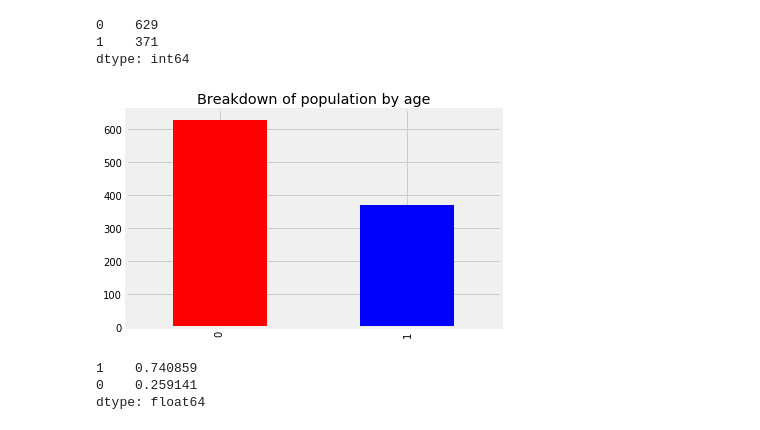
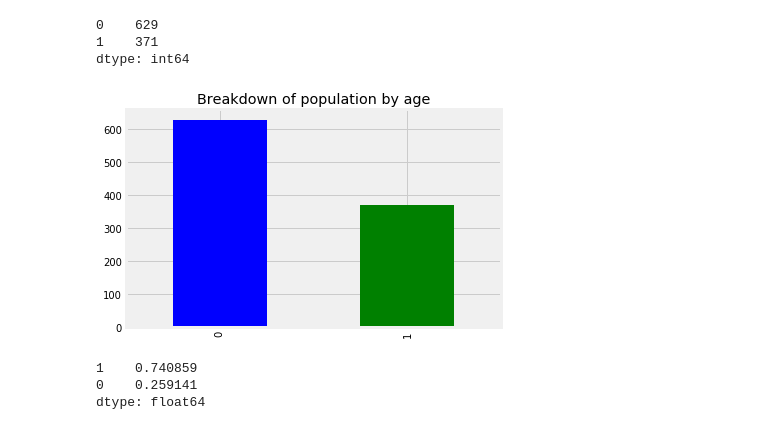
Before and after one commit to pymetrics/audit-ai, a Jupyter notebook: examples/GermanCreditData_BiasCheck.ipynb, the cells around one changed output. Cells and saved outputs as stored; diff of their text form; code cells hidden in the pictures.

```diff
--- a/examples/GermanCreditData_BiasCheck.ipynb
+++ b/examples/GermanCreditData_BiasCheck.ipynb
@@ -76,11 +75,9 @@ breakdown_by_age
 1    371
 dtype: int64
 # %%
-colors = tuple(["r", "b","g"])
-COLORS = tuple(["k","y","r"])
-breakdown_by_age.plot(kind='bar', title='Breakdown of population by age',  color=colors);
+breakdown_by_age.plot(kind='bar', title='Breakdown of population by age',  color=['b', 'g']);
 # %% [output]
-[figure, old version]
+[figure, new version]
 # %%
 # Let's explore the difference of good v. bad credit for age
 
```
Also changed, not shown: parts of 12 cells of this notebook, 8 other files.
